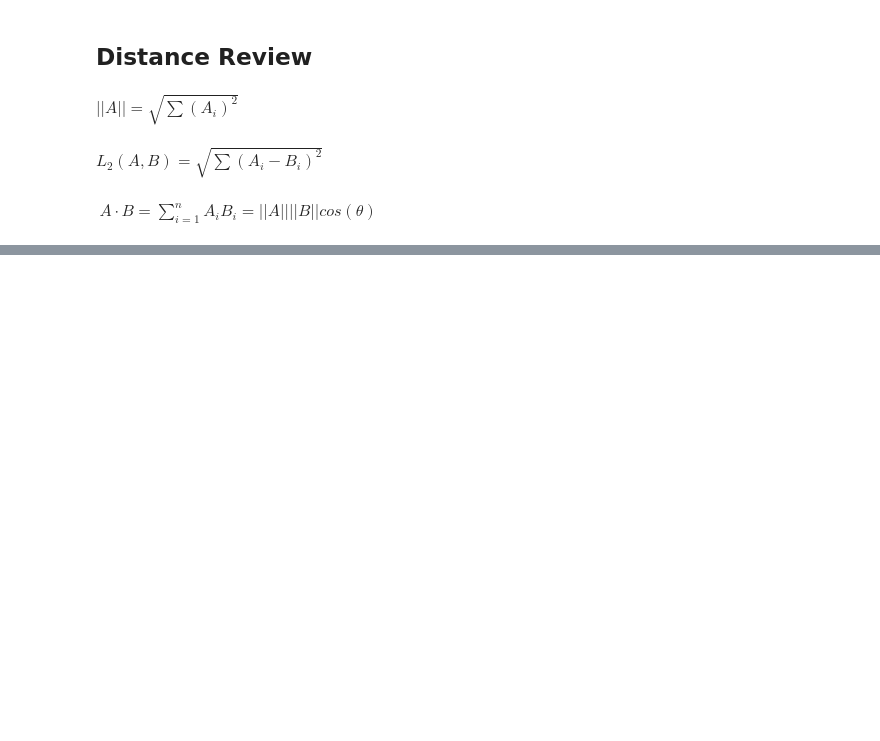
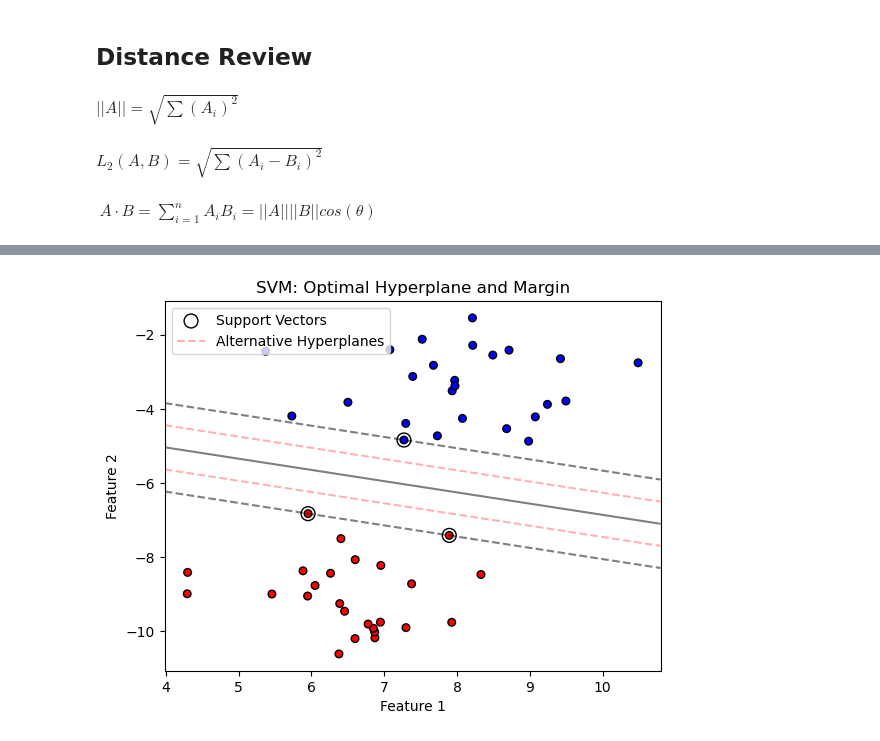
Before and after one commit to derek-dewald/Python_Tools, a Jupyter notebook: Machine Learning/MachineLearning.ipynb, the cells around one changed output, grey strips where cells are left out. Drawn from its saved outputs; the diff is of its cells as text; code cells hidden in the pictures; blank space fills up the shorter version.

```diff
--- a/Machine Learning/MachineLearning.ipynb
+++ b/Machine Learning/MachineLearning.ipynb
@@ -368,0 +399,51 @@ $\ A \cdot B = \sum_{i=1}^n A_i B_i = ||A|| ||B|| cos(\theta)$
+# %%
+# Generate a simple linearly separable dataset
+X, y = datasets.make_blobs(n_samples=50, centers=2, random_state=6)
+
+# Fit SVM classifier with linear kernel
+clf = SVC(kernel='linear', C=1E10)
+clf.fit(X, y)
+
+# Function to plot hyperplane and margins
+def plot_svm(clf, X, y, show_alternative=True):
+    plt.scatter(X[:, 0], X[:, 1], c=y, cmap='bwr', s=30, edgecolors='k')
+
+    ax = plt.gca()
+    xlim = ax.get_xlim()
+    ylim = ax.get_ylim()
+
+    # Create grid to evaluate model
+    xx = np.linspace(xlim[0], xlim[1], 30)
+    yy = np.linspace(ylim[0], ylim[1], 30)
+    YY, XX = np.meshgrid(yy, xx)
+    xy = np.vstack([XX.ravel(), YY.ravel()]).T
+    Z = clf.decision_function(xy).reshape(XX.shape)
+
+    # Plot decision boundary and margins
+    ax.contour(XX, YY, Z, colors='k', levels=[-1, 0, 1], alpha=0.5,
+               linestyles=['--', '-', '--'])
+
+    # Highlight support vectors
+    ax.scatter(clf.support_vectors_[:, 0], clf.support_vectors_[:, 1],
+               s=100, linewidth=1, facecolors='none', edgecolors='k', label='Support Vectors')
+
+    # Plot alternative hyperplanes (to show why SVM selects the optimal one)
+    if show_alternative:
+        w = clf.coef_[0]
+        b = clf.intercept_[0]
+
+        # Slightly rotated hyperplanes to show suboptimal cases
+        for delta in [-0.5, 0.5]:
+            yy_alt = -(w[0] * xx + b + delta) / w[1]
+            plt.plot(xx, yy_alt, 'r--', alpha=0.3, label='Alternative Hyperplanes' if delta == -0.5 else "")
+
+    plt.title('SVM: Optimal Hyperplane and Margin')
+    plt.xlabel('Feature 1')
+    plt.ylabel('Feature 2')
+    plt.legend()
+    plt.show()
+
+# Plotting the SVM with alternative hyperplanes
+plot_svm(clf, X, y)
+# %% [output]
+[figure, added]
```
Also changed, not shown: parts of 3 cells of this notebook, 15 other files.
